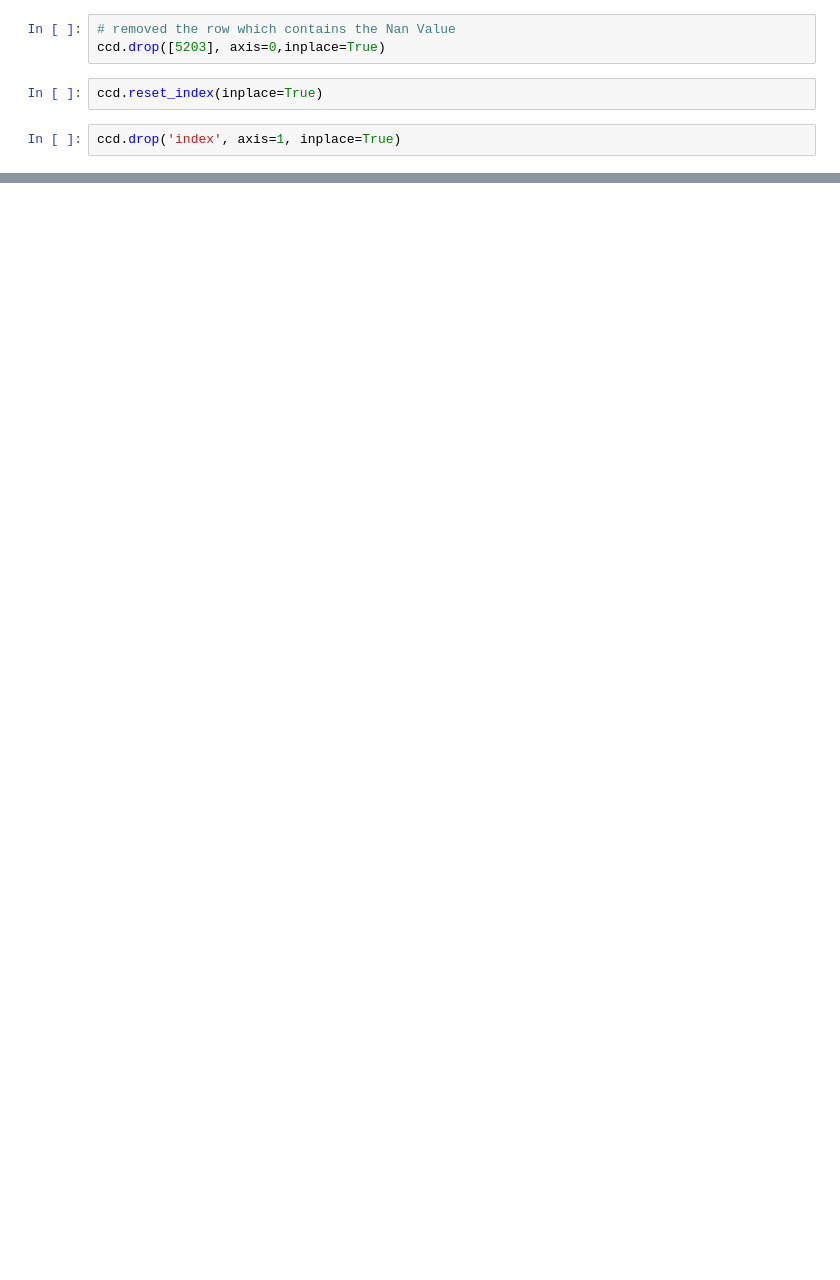
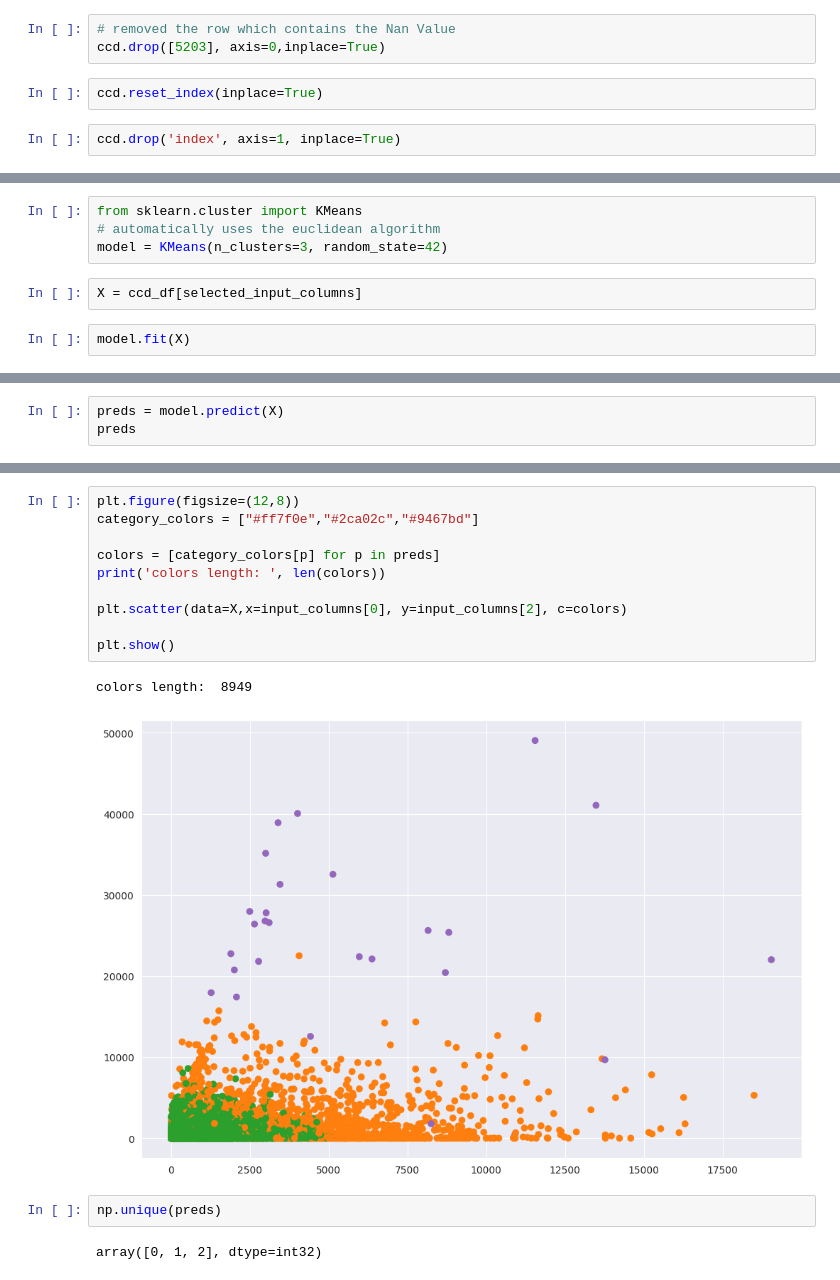
Before and after one commit to Ali-Alshaikh/Machine-Learning, a Jupyter notebook: assignment3.ipynb, the cells around one changed output, grey strips where cells are left out. Cells and saved outputs as stored; diff of their text form; blank space fills up the shorter version.

```diff
--- a/assignment3.ipynb
+++ b/assignment3.ipynb
@@ -117,0 +254,8 @@ memory usage: 1.2+ MB
+# %%
+from sklearn.cluster import KMeans
+# automatically uses the euclidean algorithm
+model = KMeans(n_clusters=3, random_state=42)
+# %%
+X = ccd_df[selected_input_columns]
+# %%
+model.fit(X)
@@ -117,0 +264,3 @@ memory usage: 1.2+ MB
+# %%
+preds = model.predict(X)
+preds
@@ -117,0 +304,17 @@ memory usage: 1.2+ MB
+# %%
+plt.figure(figsize=(12,8))
+category_colors = ["#ff7f0e","#2ca02c","#9467bd"]
+
+colors = [category_colors[p] for p in preds]
+print('colors length: ', len(colors))
+
+plt.scatter(data=X,x=input_columns[0], y=input_columns[2], c=colors)
+
+plt.show()
+# %% [output]
+colors length:  8949
+[figure, added]
+# %%
+np.unique(preds)
+# %% [output]
+array([0, 1, 2], dtype=int32)
```
Also changed, not shown: parts of 34 cells of this notebook, 1 other file.
